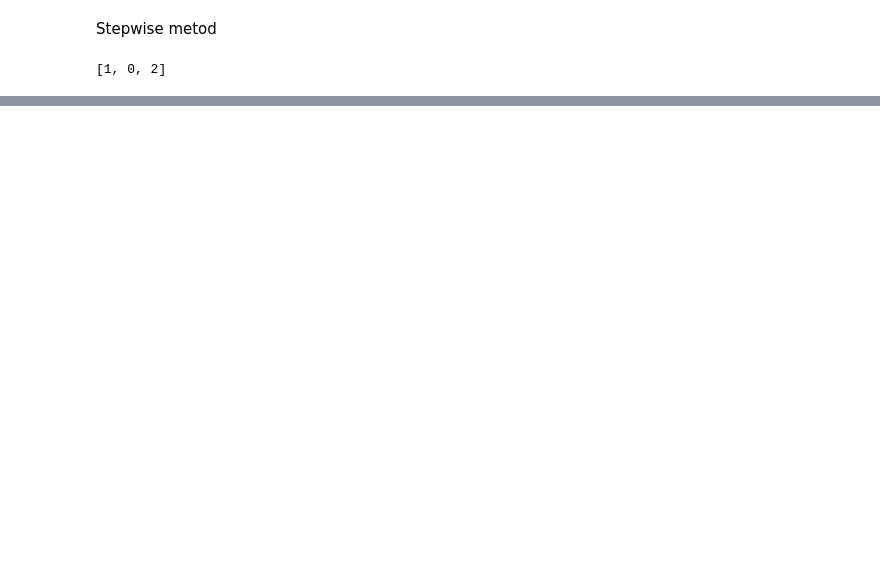
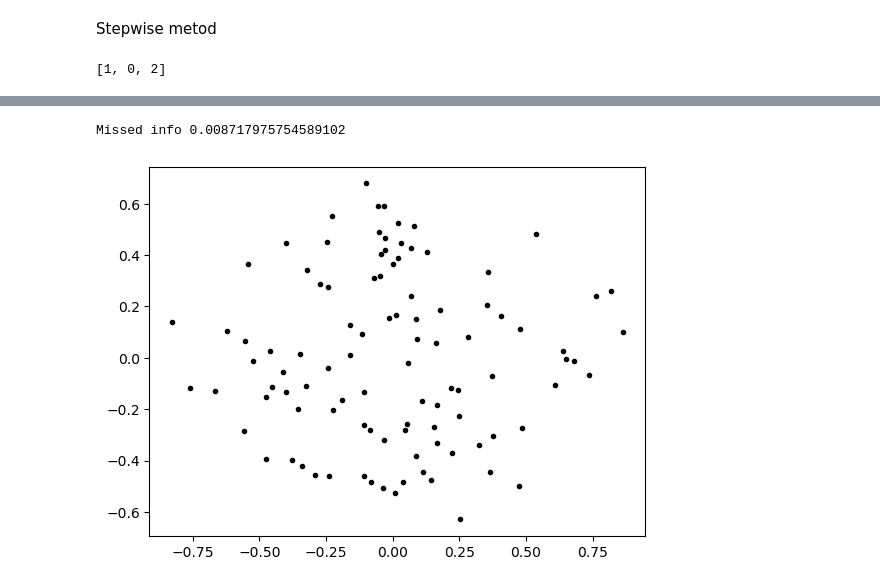
Before and after one commit to TheMerkh/ISLR, a Jupyter notebook: References/6°Chapter.ipynb, the cells around one changed output, grey strips where cells are left out. Saved outputs shown, nothing was run; the diff lists cells and outputs as text; code cells hidden in the pictures; blank space fills up the shorter version.

```diff
--- a/References/6°Chapter.ipynb
+++ b/References/6°Chapter.ipynb
@@ -209,0 +256,12 @@ Notes:
+# %%
+X2D = PCA(n_components = 2).fit_transform(X)
+
+fig = plt.figure()
+ax = fig.add_subplot(111)
+
+ax.plot(X2D[:, 0], X2D[:, 1], "k.")
+
+print("Missed info",1 - pca.explained_variance_ratio_.sum())
+# %% [output]
+Missed info 0.008717975754589102
+[figure, added]
```
Also changed, not shown: parts of 11 cells of this notebook.
